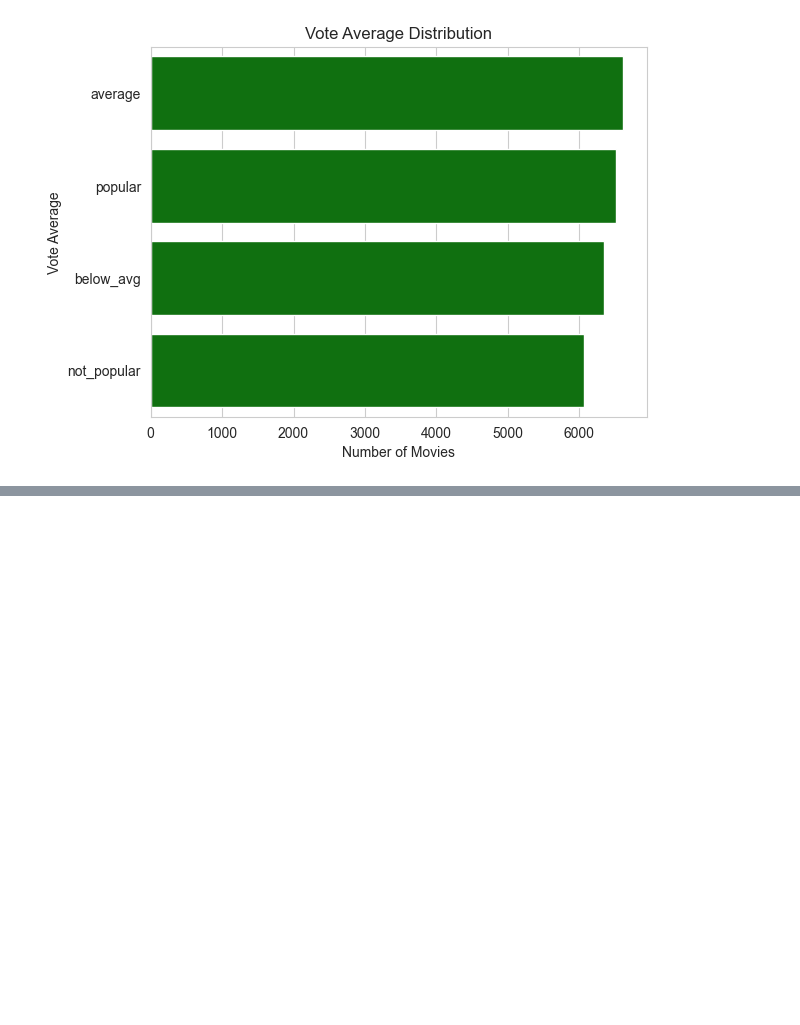
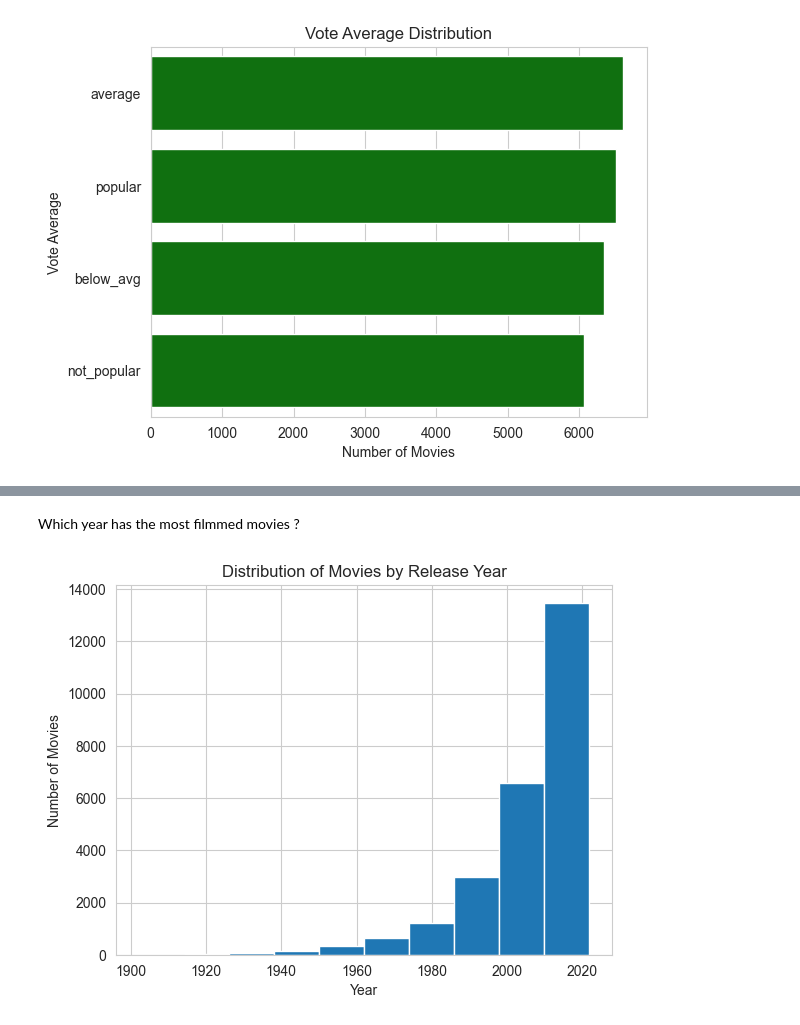
Before and after one commit to mohsinkhan60/data_science, a Jupyter notebook: movie_data_analysis.ipynb, the cells around one changed output, grey strips where cells are left out. Saved outputs shown, nothing was run; the diff lists cells and outputs as text; code cells hidden in the pictures; blank space fills up the shorter version.

```diff
--- a/movie_data_analysis.ipynb
+++ b/movie_data_analysis.ipynb
@@ -255,0 +286,10 @@ plt.show()
+# %% [markdown]
+Which year has the most filmmed movies ?
+# %%
+df['Release_Date'].hist()
+plt.title('Distribution of Movies by Release Year')
+plt.xlabel('Year')
+plt.ylabel('Number of Movies')
+plt.show()
+# %% [output]
+[figure, added]
```
Also changed, not shown: parts of 6 cells of this notebook.
